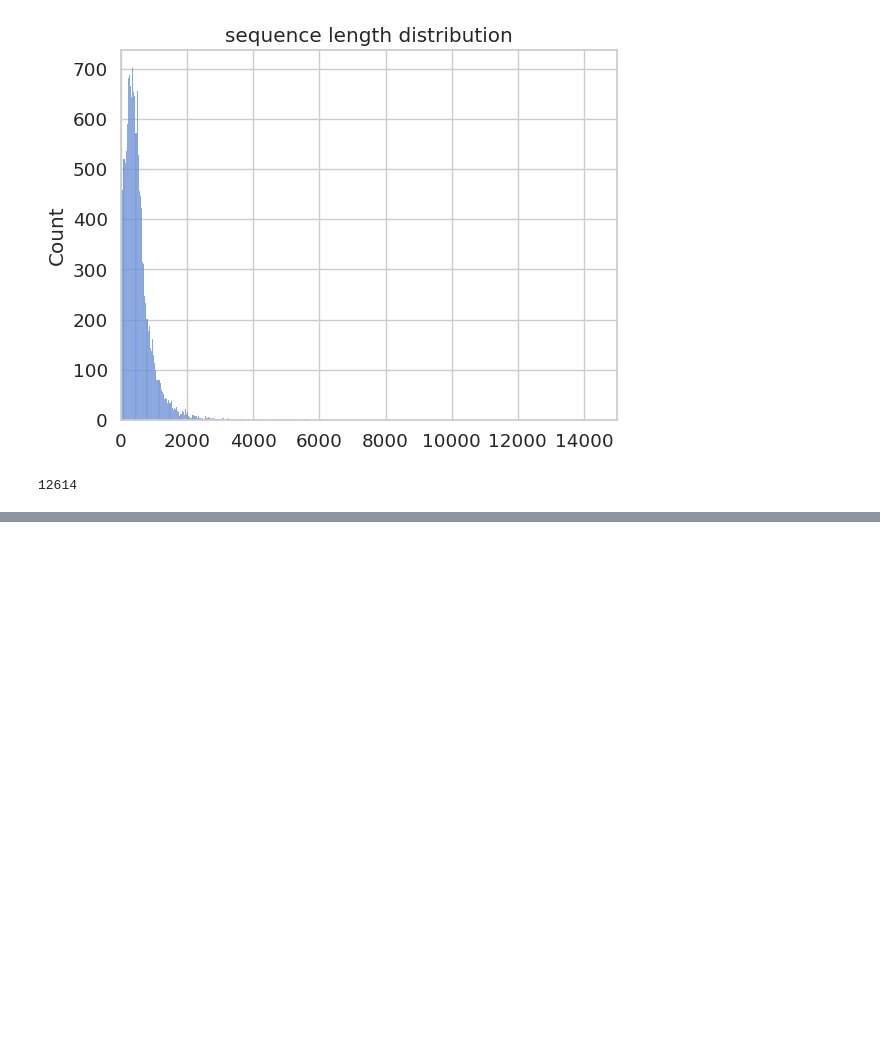
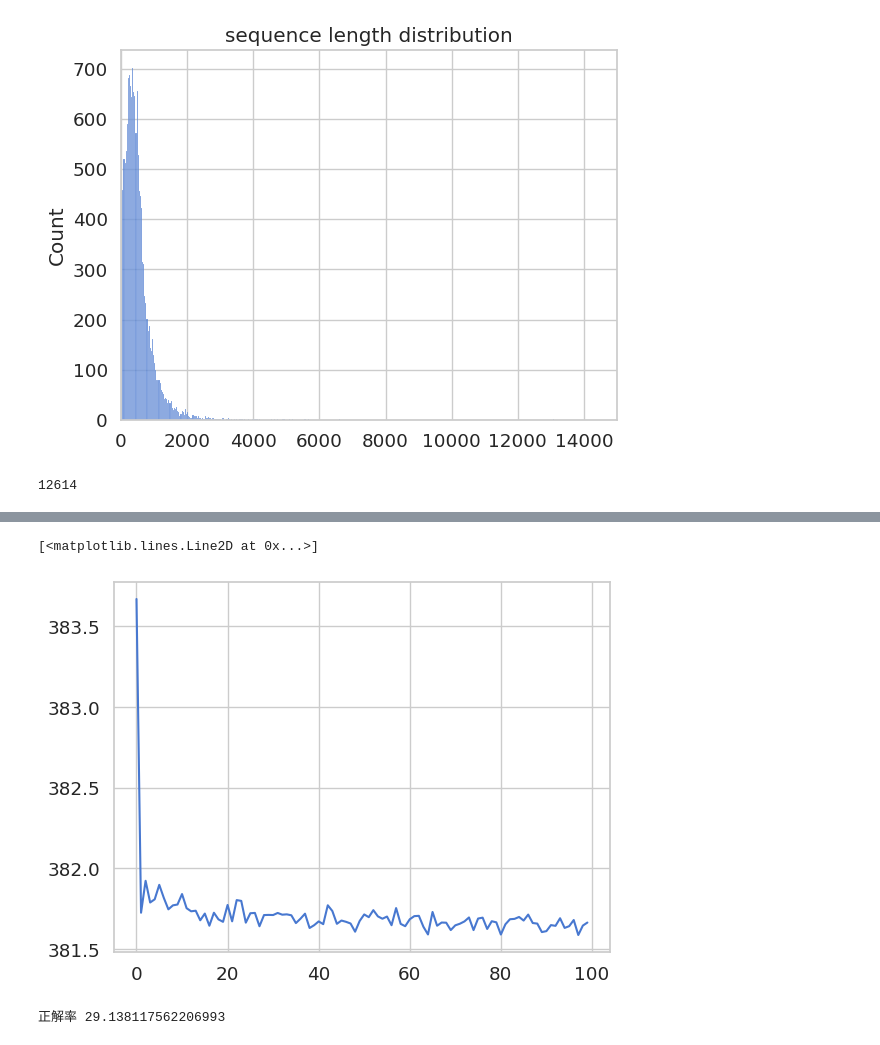
Before and after one commit to yoshimethod/bioinformatics, a Jupyter notebook: bioinformatics_pr5.ipynb, the cells around one changed output, grey strips where cells are left out. Cells and saved outputs as stored; diff of their text form; code cells hidden in the pictures; blank space fills up the shorter version.

```diff
--- a/bioinformatics_pr5.ipynb
+++ b/bioinformatics_pr5.ipynb
@@ -121,0 +309,39 @@ len(dataX)
+# %%
+batch_size = 64
+train_loader =torch.utils.data.DataLoader(train_dataset, batch_size, shuffle = True)
+# %%
+class Simple_Net(nn.Module):
+  def __init__(self):
+    super(Simple_Net, self).__init__()
+    self.fc1 = nn.Linear(1024, 256)
+    self.fc2 = nn.Linear(256, 256)
+    self.fc3 = nn.Linear(256, 10)
+
+  def forward(self, x):
+    x = self.fc1(x)
+    x = F.relu(x)
+    x = self.fc2(x)
+    x = F.relu(x)
+    x = self.fc3(x)
+    x = F.softmax(x, dim=1)
+    return x
+
+simple_net =Simple_Net()
+# %%
+criterion = nn.CrossEntropyLoss()
+optimizer = optim.Adam(simple_net.parameters(), lr = 0.001)
+# %%
+loss_history = []
+for epoch in range(100):
+  total_loss =0
+  for x, y in train_loader:
+    optimizer.zero_grad()
+    outputs = simple_net(x)
+    loss = criterion(outputs, y)
+    loss.backward()
+    optimizer.step()
+
+    total_loss += loss.item()
+
+  loss_history.append(total_loss)
+  print(epoch + 1, total_loss)
@@ -121,0 +366,5 @@ len(dataX)
+# %%
+plt.plot(loss_history)
+# %% [output]
+[<matplotlib.lines.Line2D at 0x...>]
+[figure, added]
@@ -121,0 +383,13 @@ len(dataX)
+# %%
+correct = 0
+total = 0
+
+with torch.no_grad():
+  for x, y in test_loader:
+    outputs = simple_net(x)
+    _, predicted = torch.max(outputs.data, 1)
+    total += y.size(0)
+    correct += (predicted == y).sum().item()
+print('正解率', int(correct)/total*100)
+# %% [output]
+正解率 29.138117562206993
```
Also changed, not shown: parts of 24 cells of this notebook.
